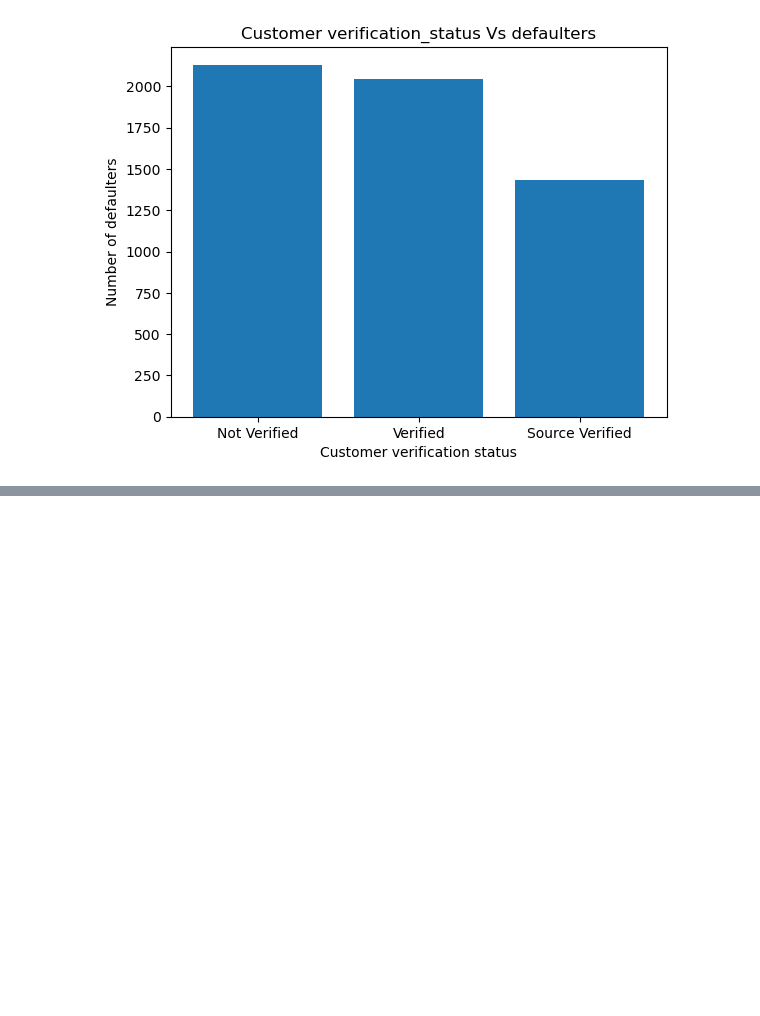
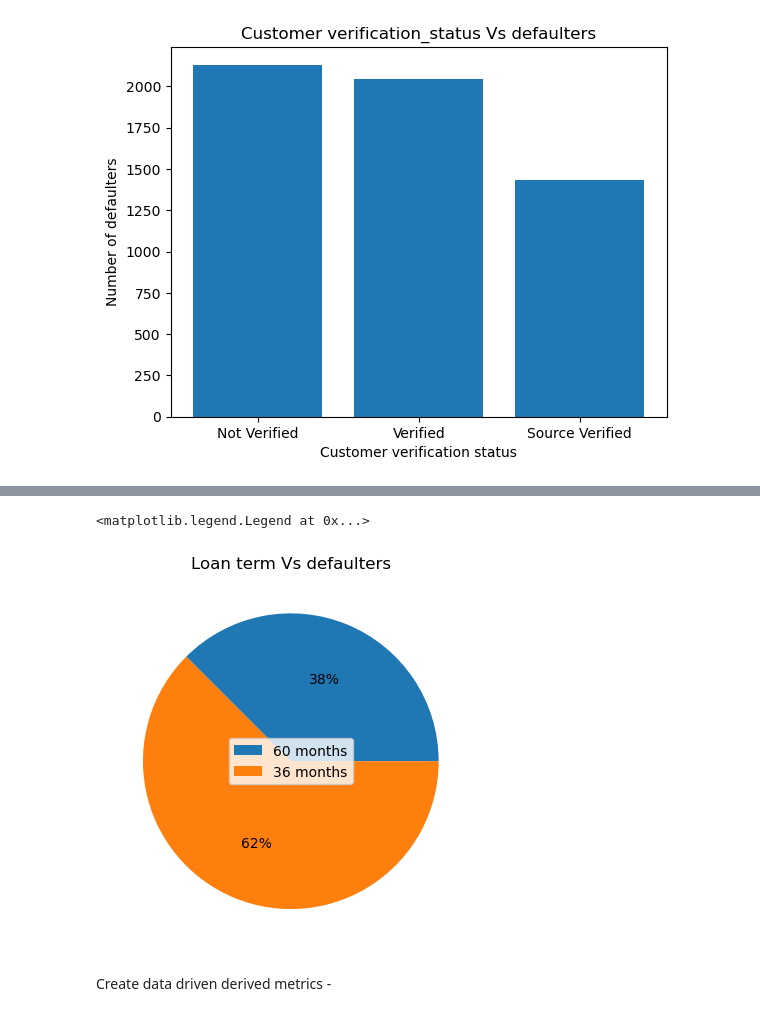
Before and after one commit to kiranp37/LendingClubCaseStudy, a Jupyter notebook: LendingClubCaseStudy.ipynb, the cells around one changed output, grey strips where cells are left out. Drawn from its saved outputs; the diff is of its cells as text; code cells hidden in the pictures; blank space fills up the shorter version.

```diff
--- a/LendingClubCaseStudy.ipynb
+++ b/LendingClubCaseStudy.ipynb
@@ -678,0 +695,15 @@ plt.bar(x,y)
+# %%
+#Loan term Vs defaulters
+
+loan_term = data1[data1.loan_status == 'Charged Off'].term
+loan_term_dist = loan_term.value_counts()
+
+plt.title('Loan term Vs defaulters')
+plt.pie(x=loan_term_dist.index, autopct='%1.0f%%')
+labels =['60 months', '36 months']
+plt.legend(labels, loc="center")
+# %% [output]
+<matplotlib.legend.Legend at 0x...>
+[figure, added]
+# %% [markdown]
+Create data driven derived metrics -
```
Also changed, not shown: parts of 4 cells of this notebook, 1 other file.
